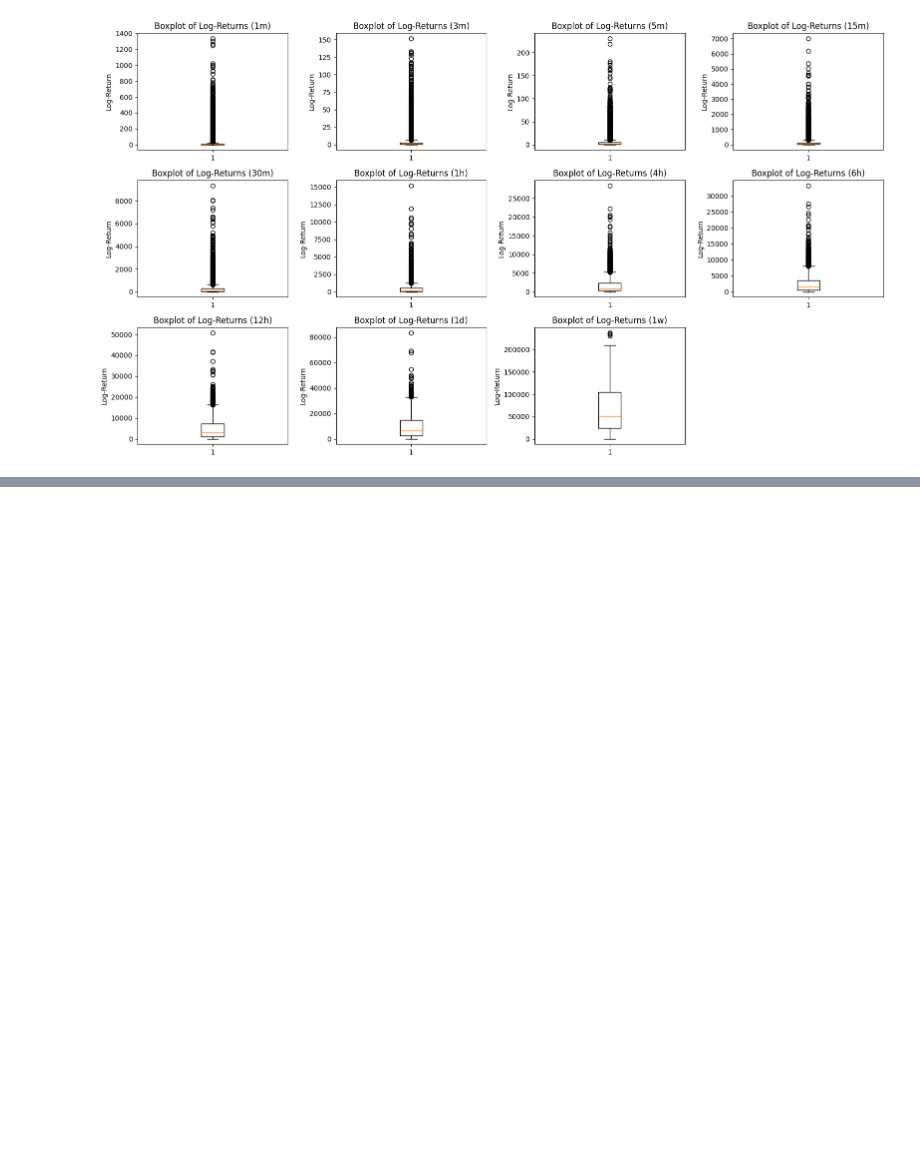
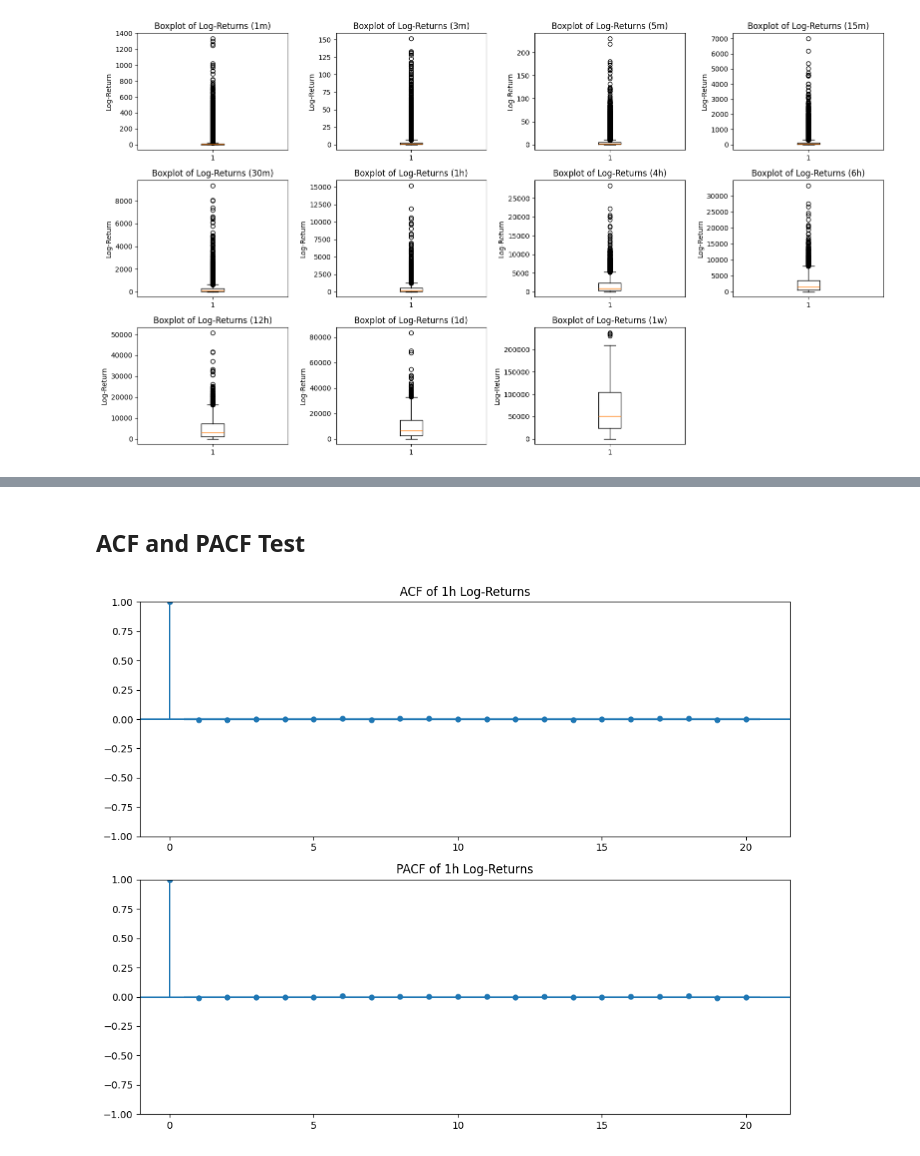
Before and after one commit to dleeim/coracle, a Jupyter notebook: src/EDA_BTCUSDT-bybit-perp.ipynb, the cells around one changed output, grey strips where cells are left out. Saved outputs shown, nothing was run; the diff lists cells and outputs as text; code cells hidden in the pictures; blank space fills up the shorter version.

Commit message:
Added ADF, ACF, PACF test

```diff
--- a/src/EDA_BTCUSDT-bybit-perp.ipynb
+++ b/src/EDA_BTCUSDT-bybit-perp.ipynb
@@ -510,0 +405,22 @@ Series([], Name: close, dtype: float64)
+# %%
+from statsmodels.tsa.stattools import adfuller, acf, pacf
+from statsmodels.graphics.tsaplots import plot_acf, plot_pacf
+
+rets = {}
+for tf in timeframes:
+    df = ohlcv[tf]
+    rets[tf] = np.log(df['close'] / df['close'].shift(1)).dropna()
+
+adf_stat, p_value, used_lag, n_obs, crit_vals, icbest = adfuller(rets['1h'])
+print("ADF Statistic:  ", adf_stat)
+print("p-value:        ", p_value)
+print("# lags used:    ", used_lag)
+print("# observations: ", n_obs)
+print("Critical values:")
+for k, v in crit_vals.items():
+    print(f"    {k}: {v:.3f}")
+
+if p_value < 0.05:
+    print("Series is stationary (reject H0 at 5% level).")
+else:
+    print("Series is non‐stationary (fail to reject H0).")
@@ -510,0 +437,19 @@ Series([], Name: close, dtype: float64)
+# %% [markdown]
+## ACF and PACF Test
+# %%
+nlags = 20
+tf = '1h'
+acf_vals  = acf(rets[tf], nlags=nlags, fft=True)
+pacf_vals = pacf(rets[tf], nlags=nlags, method='ywmle')
+
+acf_df  = pd.DataFrame({'lag': np.arange(len(acf_vals)),  'acf': acf_vals})
+pacf_df = pd.DataFrame({'lag': np.arange(len(pacf_vals)), 'pacf': pacf_vals})
+
+# --- 4) ACF / PACF plots ---
+fig, axes = plt.subplots(2,1, figsize=(10,8))
+plot_acf(rets['1h'], lags=nlags, ax=axes[0], title="ACF of 1h Log-Returns")
+plot_pacf(rets['1h'], lags=nlags, ax=axes[1], title="PACF of 1h Log-Returns")
+plt.tight_layout()
+plt.show()
+# %% [output]
+[figure, added]
```
Also changed, not shown: parts of 15 cells of this notebook.
